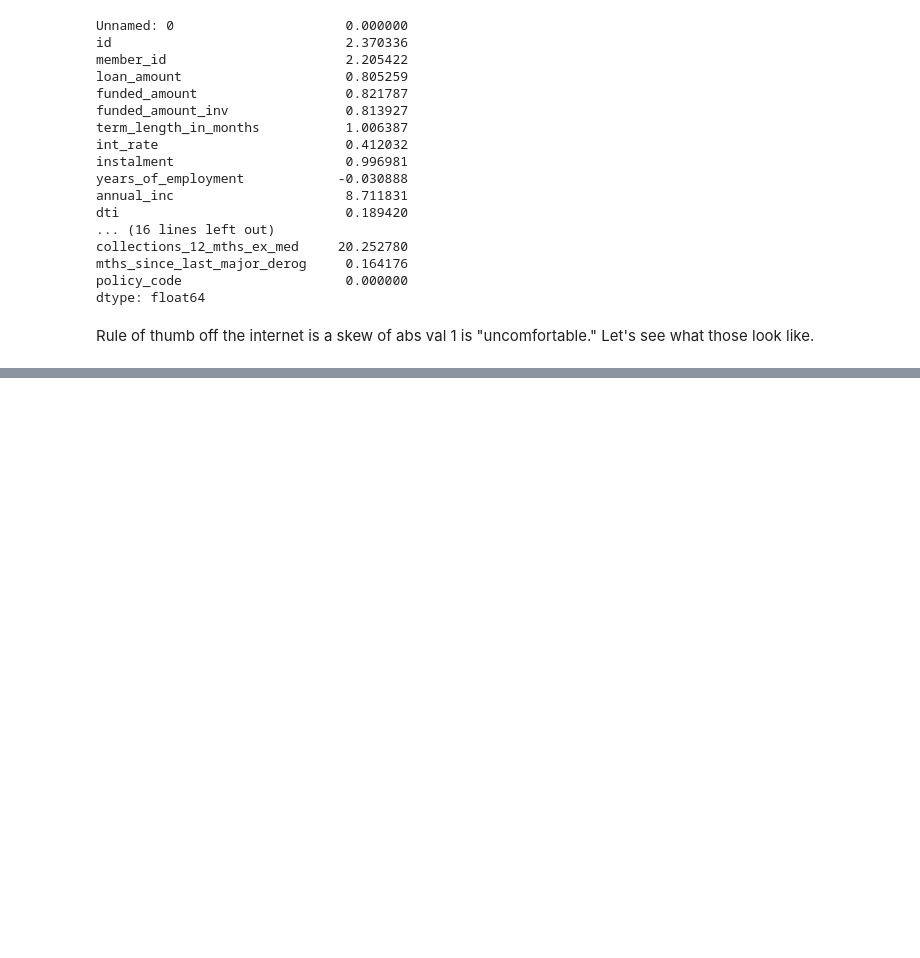
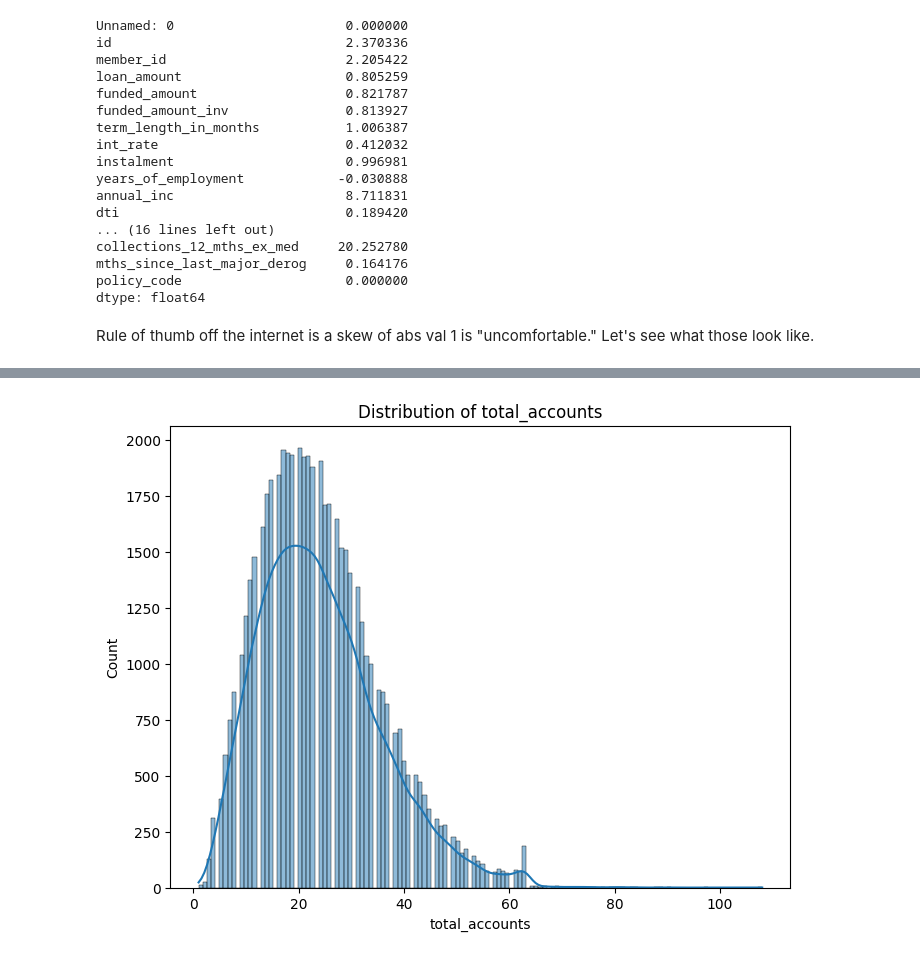
Before and after one commit to ThanksCheersHrng/exploratory-data-analysis---customer-loans-in-finance202, a Jupyter notebook: ongoing_workspace.ipynb, the cells around one changed output, grey strips where cells are left out. Cells and saved outputs as stored; diff of their text form; code cells hidden in the pictures; blank space fills up the shorter version.

```diff
--- a/ongoing_workspace.ipynb
+++ b/ongoing_workspace.ipynb
@@ -177,0 +182,4 @@ Rule of thumb off the internet is a skew of abs val 1 is "uncomfortable." Let's
+# %%
+df.plot_column("total_accounts") # skewness of about 0.8 apparently. Looks like a Normal Distribution with just some extra tail on the top end.
+# %% [output]
+[figure, added]
```
Also changed, not shown: parts of 4 cells of this notebook, 2 other files.
